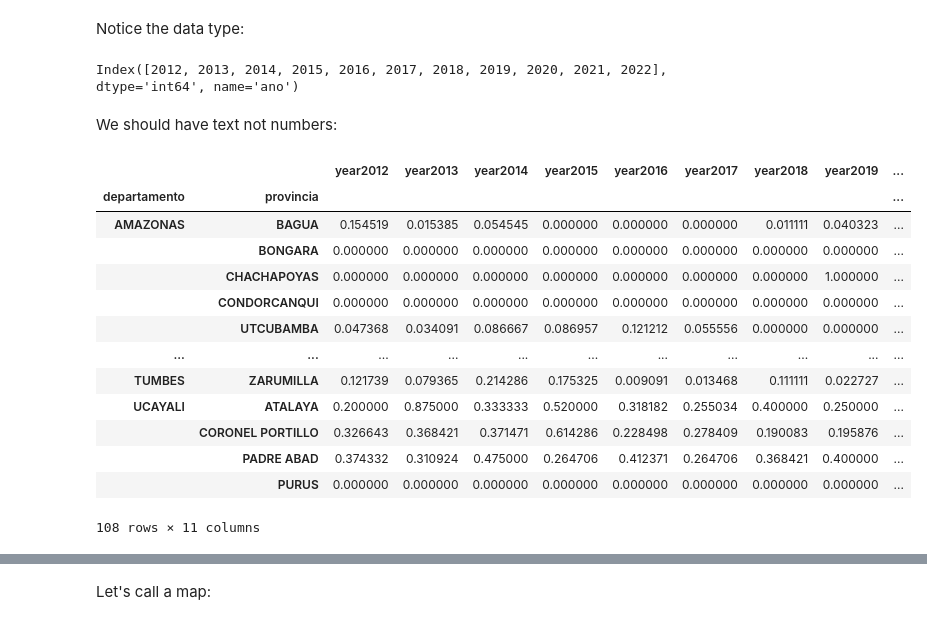
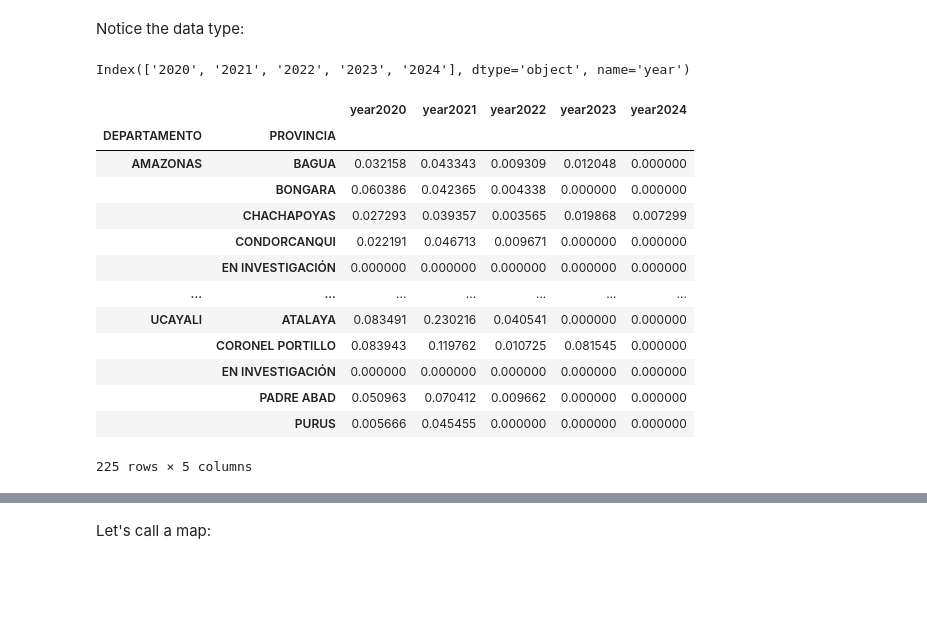
Before and after one commit to nicosil02/Redes2, a Jupyter notebook: geoDF_ANALYTICS.ipynb, the cells around one changed output, grey strips where cells are left out. Drawn from its saved outputs; the diff is of its cells as text; code cells hidden in the pictures; blank space fills up the shorter version.

```diff
--- a/geoDF_ANALYTICS.ipynb
+++ b/geoDF_ANALYTICS.ipynb
@@ -116,10 +116,9 @@ Name: count, dtype: int64
 
 People per level, by distrit by year:
 # %%
-indexList = ['year', 'DEPARTAMENTO', 'PROVINCIA']
-aggregator = {'id_persona': [len]}
-fallecidos_provYear = contagiados.groupby(indexList, observed=True).agg(aggregator)
+indexList = ['year', 'DEPARTAMENTO', 'PROVINCIA',"CATEGORIA"]
+aggregator = {'CATEGORIA': [len]}
+covid_provYear = covid.groupby(indexList, observed=True).agg(aggregator)
 # Renombramos len a fallecidos
-fallecidos_provYear.columns = ['fallecidos']
-fallecidos_provYear
+covid_provYear
 # %% [output]
@@ -140,2 +140,5 @@ fallecidos_provYear
 # %% [markdown]
 Sending the counts to wide columns:
+# %%
+CovidDraft=covid_provYear.unstack(3).fillna(0) #leftmost index in rows
+CovidDraft
@@ -144,5 +164,5 @@ Computing share of dengue, level 'alarm':
 # %%
-fallecidos_provYear=fallecidos_provYear.iloc[:,1]/(fallecidos_provYear.iloc[:,0] + fallecidos_provYear.iloc[:,1])
-dengue_provYear_Alarm_w=fallecidos_provYear.unstack('year').fillna(0)
-dengue_provYear_Alarm_w
+CovidDraft['Fallecido_pct']=CovidDraft.iloc[:,1]/(CovidDraft.iloc[:,0] + CovidDraft.iloc[:,1])
+Covid_provYear_Fallecido_w=CovidDraft['Fallecido_pct'].unstack('year').fillna(0)
+Covid_provYear_Fallecido_w
 # %% [output]
@@ -150,30 +183,28 @@ IndexError: single positional indexer is out-of-bounds
 # %% [markdown]
 Notice the data type:
 # %%
-dengue_provYear_Alarm_w.columns
+Covid_provYear_Fallecido_w.columns
 # %% [output]
-Index([2012, 2013, 2014, 2015, 2016, 2017, 2018, 2019, 2020, 2021, 2022], dtype='int64', name='ano')
+Index(['2020', '2021', '2022', '2023', '2024'], dtype='object', name='year')
-# %% [markdown]
-We should have text not numbers:
 # %%
-dengue_provYear_Alarm_w.columns=['year'+str(x) for x in dengue_provYear_Alarm_w.columns]
+Covid_provYear_Fallecido_w.columns=['year'+str(x) for x in Covid_provYear_Fallecido_w.columns]
 # %%
 # then
-dengue_provYear_Alarm_w
+Covid_provYear_Fallecido_w
 # %% [output]
-|  |  | year2012 | year2013 | year2014 | year2015 | year2016 | year2017 | year2018 | year2019 | ... |
-| departamento | provincia |  |  |  |  |  |  |  |  | ... |
-| AMAZONAS | BAGUA | 0.154519 | 0.015385 | 0.054545 | 0.000000 | 0.000000 | 0.000000 | 0.011111 | 0.040323 | ... |
-|  | BONGARA | 0.000000 | 0.000000 | 0.000000 | 0.000000 | 0.000000 | 0.000000 | 0.000000 | 0.000000 | ... |
-|  | CHACHAPOYAS | 0.000000 | 0.000000 | 0.000000 | 0.000000 | 0.000000 | 0.000000 | 0.000000 | 1.000000 | ... |
-|  | CONDORCANQUI | 0.000000 | 0.000000 | 0.000000 | 0.000000 | 0.000000 | 0.000000 | 0.000000 | 0.000000 | ... |
-|  | UTCUBAMBA | 0.047368 | 0.034091 | 0.086667 | 0.086957 | 0.121212 | 0.055556 | 0.000000 | 0.000000 | ... |
-| ... | ... | ... | ... | ... | ... | ... | ... | ... | ... | ... |
-| TUMBES | ZARUMILLA | 0.121739 | 0.079365 | 0.214286 | 0.175325 | 0.009091 | 0.013468 | 0.111111 | 0.022727 | ... |
-| UCAYALI | ATALAYA | 0.200000 | 0.875000 | 0.333333 | 0.520000 | 0.318182 | 0.255034 | 0.400000 | 0.250000 | ... |
-|  | CORONEL PORTILLO | 0.326643 | 0.368421 | 0.371471 | 0.614286 | 0.228498 | 0.278409 | 0.190083 | 0.195876 | ... |
-|  | PADRE ABAD | 0.374332 | 0.310924 | 0.475000 | 0.264706 | 0.412371 | 0.264706 | 0.368421 | 0.400000 | ... |
-|  | PURUS | 0.000000 | 0.000000 | 0.000000 | 0.000000 | 0.000000 | 0.000000 | 0.000000 | 0.000000 | ... |
+|  |  | year2020 | year2021 | year2022 | year2023 | year2024 |
+| DEPARTAMENTO | PROVINCIA |  |  |  |  |  |
+| AMAZONAS | BAGUA | 0.032158 | 0.043343 | 0.009309 | 0.012048 | 0.000000 |
+|  | BONGARA | 0.060386 | 0.042365 | 0.004338 | 0.000000 | 0.000000 |
+|  | CHACHAPOYAS | 0.027293 | 0.039357 | 0.003565 | 0.019868 | 0.007299 |
+|  | CONDORCANQUI | 0.022191 | 0.046713 | 0.009671 | 0.000000 | 0.000000 |
+|  | EN INVESTIGACIÓN | 0.000000 | 0.000000 | 0.000000 | 0.000000 | 0.000000 |
+| ... | ... | ... | ... | ... | ... | ... |
+| UCAYALI | ATALAYA | 0.083491 | 0.230216 | 0.040541 | 0.000000 | 0.000000 |
+|  | CORONEL PORTILLO | 0.083943 | 0.119762 | 0.010725 | 0.081545 | 0.000000 |
+|  | EN INVESTIGACIÓN | 0.000000 | 0.000000 | 0.000000 | 0.000000 | 0.000000 |
+|  | PADRE ABAD | 0.050963 | 0.070412 | 0.009662 | 0.000000 | 0.000000 |
+|  | PURUS | 0.005666 | 0.045455 | 0.000000 | 0.000000 | 0.000000 |
-108 rows × 11 columns
+225 rows × 5 columns
 # %%
 # as usual
```
Also changed, not shown: parts of 6 cells of this notebook.
